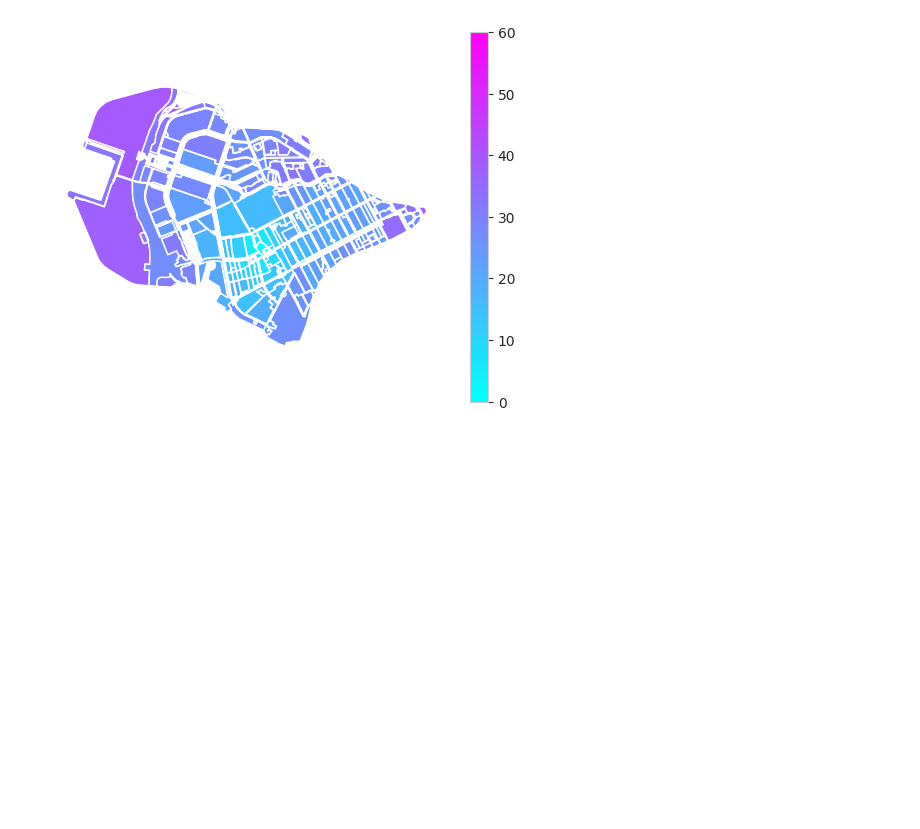
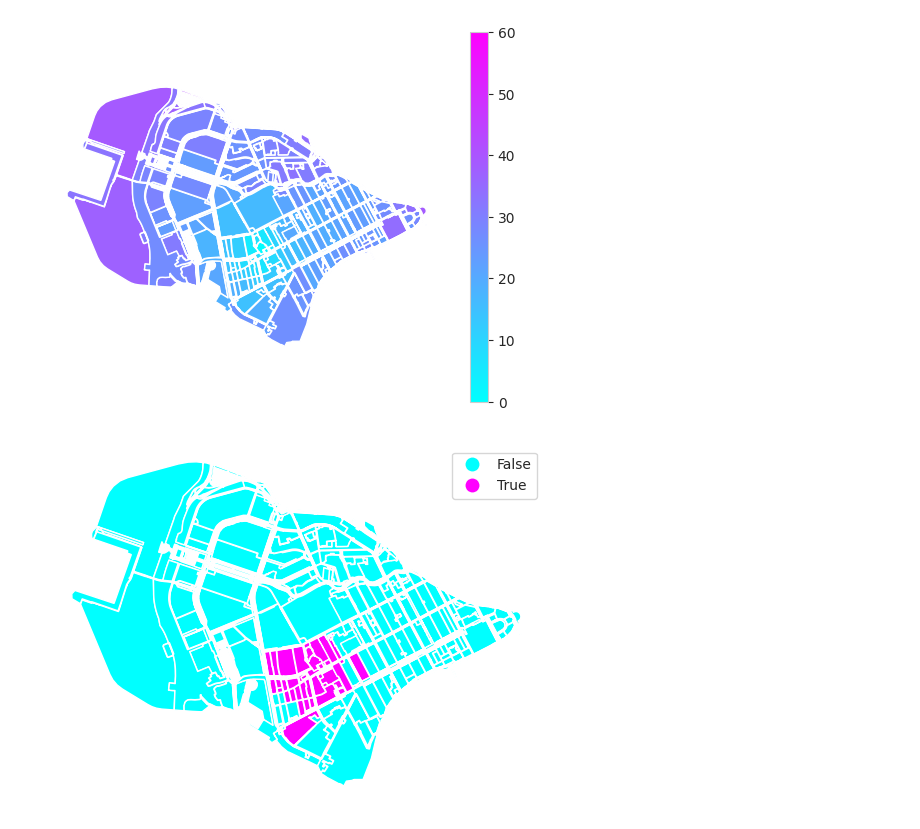
Before and after one commit to aimclub/blocksnet, a Jupyter notebook: examples/3 city_model.ipynb, the cells around one changed output. Drawn from its saved outputs; the diff is of its cells as text; code cells hidden in the pictures; blank space fills up the shorter version.

```diff
--- a/examples/3 city_model.ipynb
+++ b/examples/3 city_model.ipynb
@@ -51,3 +51,7 @@ acc = Accessibility(city_model=city_model)
 acc.plot(acc.calculate(city_model[135]))
 # %% [output]
 [figure]
+# %%
+acc.plot(acc.calculate(city_model[135]), city_model['schools'])
+# %% [output]
+[figure, added]
```
Also changed, not shown: 1 other file.
